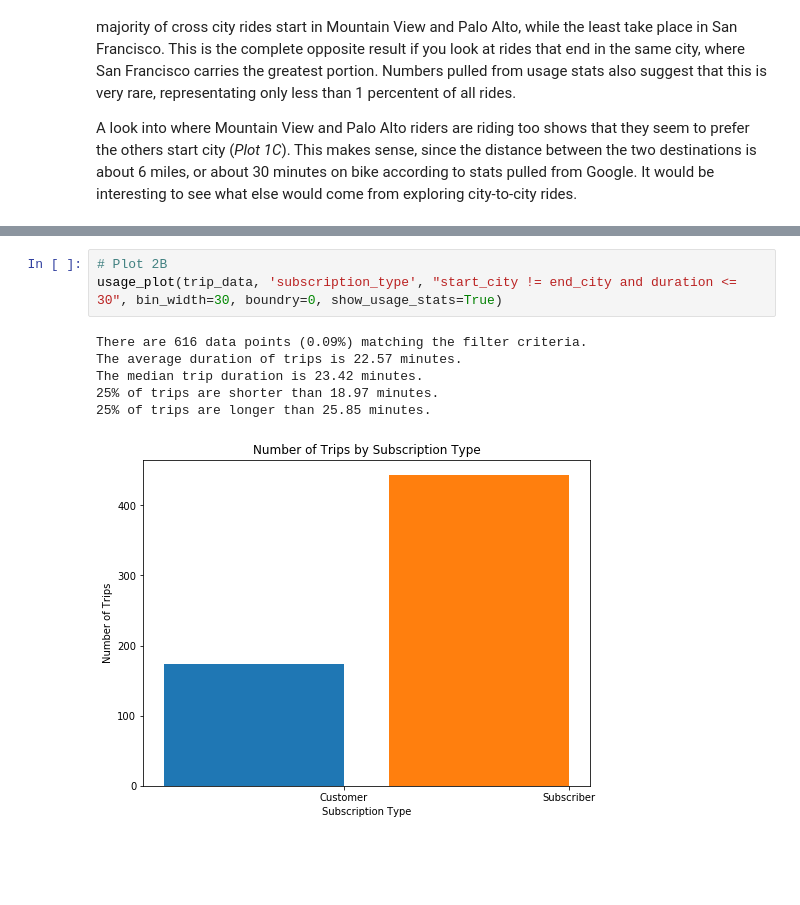
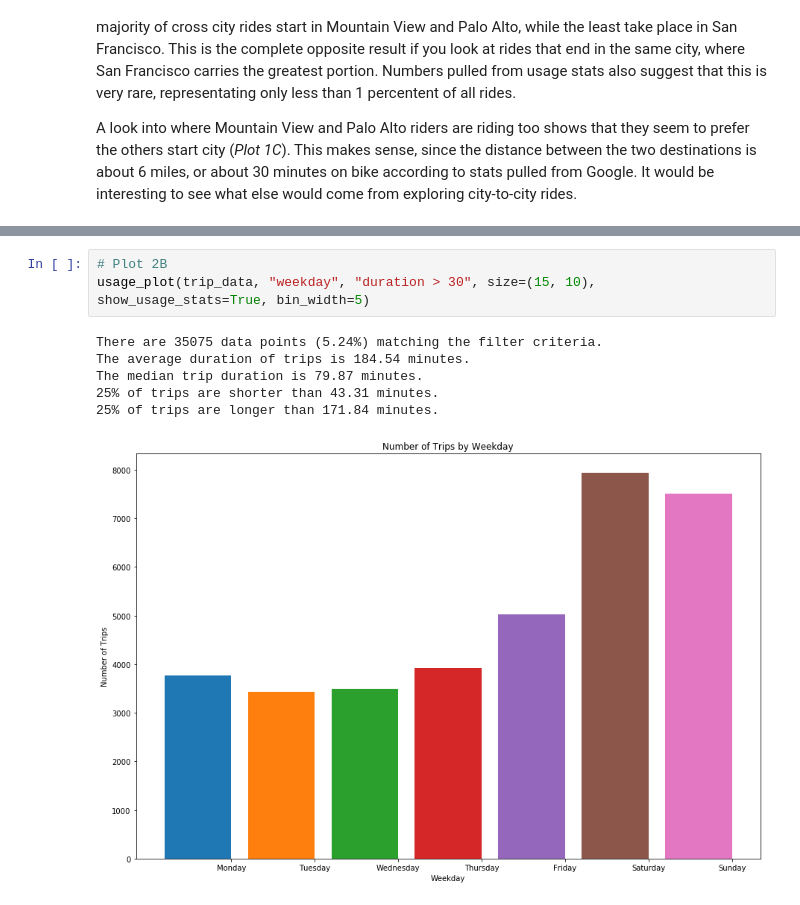
Before and after one commit to datruth29/Udacity-Data-Analyst-Nanodegree, a Jupyter notebook: dandp0-bikeshareanalysis/Bay_Area_Bike_Share_Analysis.ipynb, the cells around one changed output, grey strips where cells are left out. Drawn from its saved outputs; the diff is of its cells as text; blank space fills up the shorter version.

```diff
--- a/dandp0-bikeshareanalysis/Bay_Area_Bike_Share_Analysis.ipynb
+++ b/dandp0-bikeshareanalysis/Bay_Area_Bike_Share_Analysis.ipynb
@@ -390,10 +385,10 @@ The median trip duration is 27.00 minutes.
 # %%
 # Plot 2B
-usage_plot(trip_data, 'subscription_type', "start_city != end_city and duration <= 30", bin_width=30, boundry=0, show_usage_stats=True)
+usage_plot(trip_data, "weekday", "duration > 30", size=(15, 10), show_usage_stats=True, bin_width=5)
 # %% [output]
-There are 616 data points (0.09%) matching the filter criteria.
-The average duration of trips is 22.57 minutes.
-The median trip duration is 23.42 minutes.
-25% of trips are shorter than 18.97 minutes.
-25% of trips are longer than 25.85 minutes.
+There are 35075 data points (5.24%) matching the filter criteria.
+The average duration of trips is 184.54 minutes.
+The median trip duration is 79.87 minutes.
+25% of trips are shorter than 43.31 minutes.
+25% of trips are longer than 171.84 minutes.
-[figure, old version]
+[figure, new version]
```
Also changed, not shown: parts of 15 cells of this notebook.
